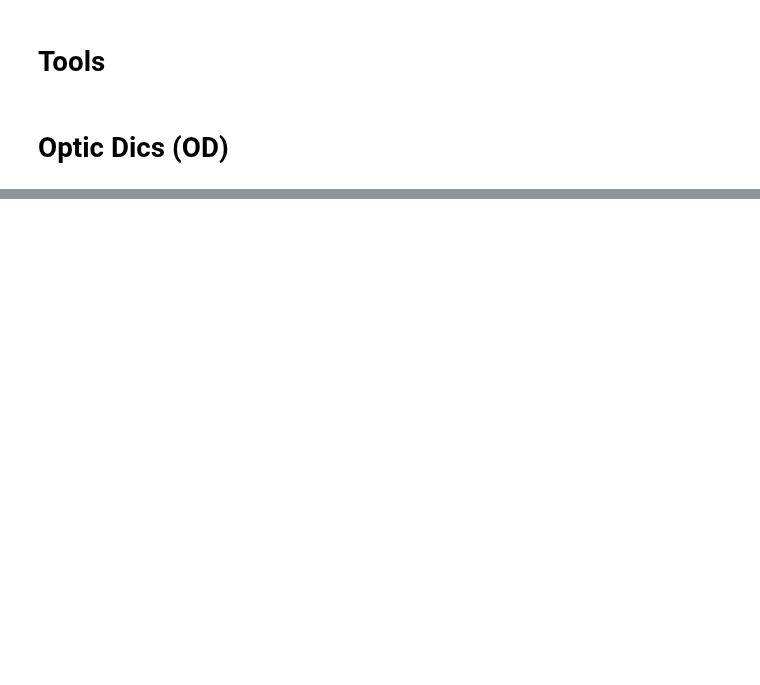
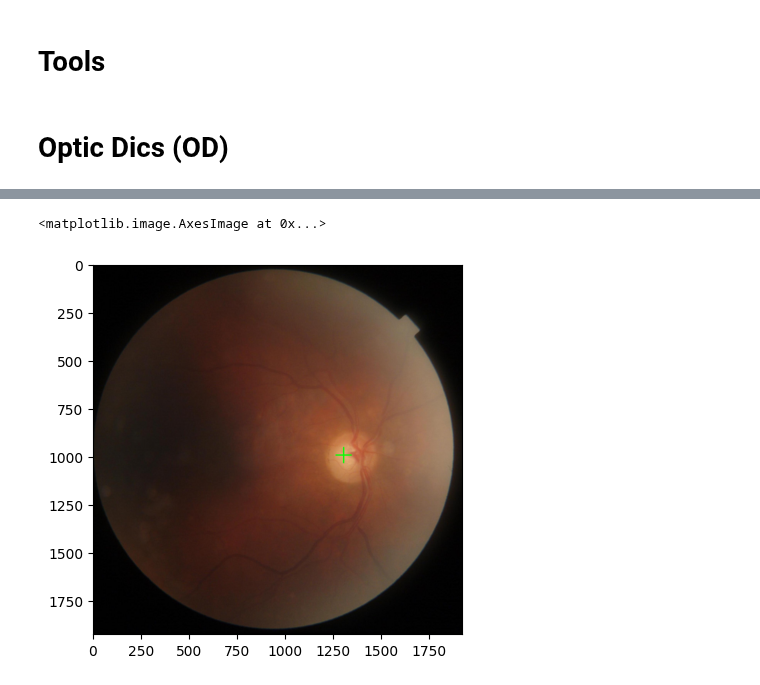
Before and after one commit to mrwhitewhite/HYGD_Dataset, a Jupyter notebook: notebooks/02 Pipelines.ipynb, the cells around one changed output, grey strips where cells are left out. Drawn from its saved outputs; the diff is of its cells as text; code cells hidden in the pictures; blank space fills up the shorter version.

Commit message:
NB: intensity method to find OD

```diff
--- a/notebooks/02 Pipelines.ipynb
+++ b/notebooks/02 Pipelines.ipynb
@@ -104,0 +121,15 @@ plt.imshow(cv2.cvtColor(np.hstack([img, img_thres]), cv2.COLOR_BGR2RGB));
+# %%
+# find brightest spot
+img_red = img_ori[:, :, 2]
+img_blur = cv2.GaussianBlur(img_red, gaussian_blur_kernel, 0)
+masked_img = cv2.bitwise_and(img_blur, img_blur, mask=fov_mask)
+_, _, _, max_loc = cv2.minMaxLoc(masked_img)
+
+# mark detected spot
+out = cv2.drawMarker(img_ori.copy(), max_loc, (0, 255, 0), cv2.MARKER_CROSS, 80, 5)
+
+# imshow(out)
+plt.imshow(cv2.cvtColor(out, cv2.COLOR_BGR2RGB))
+# %% [output]
+<matplotlib.image.AxesImage at 0x...>
+[figure, added]
```
Also changed, not shown: parts of 7 cells of this notebook.
